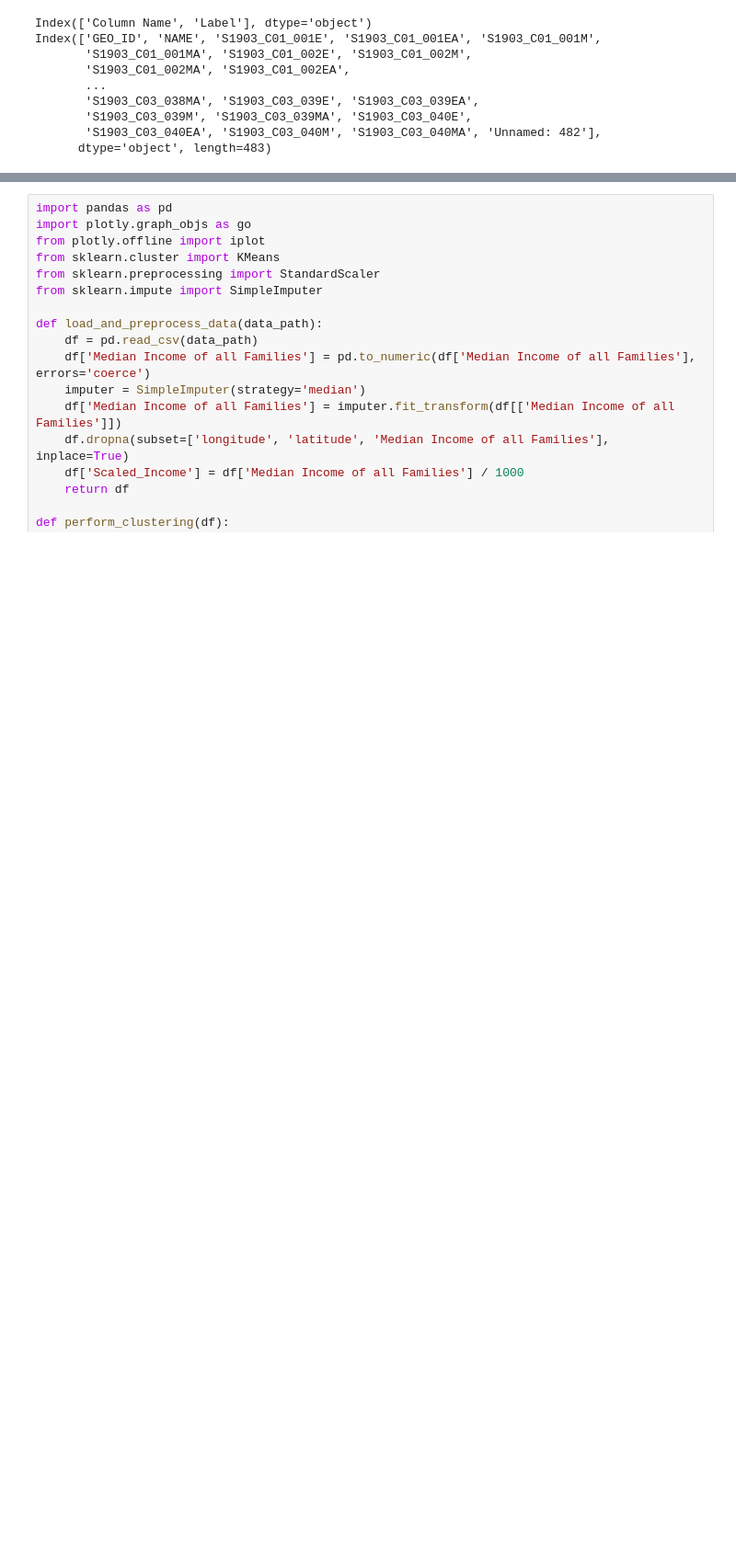
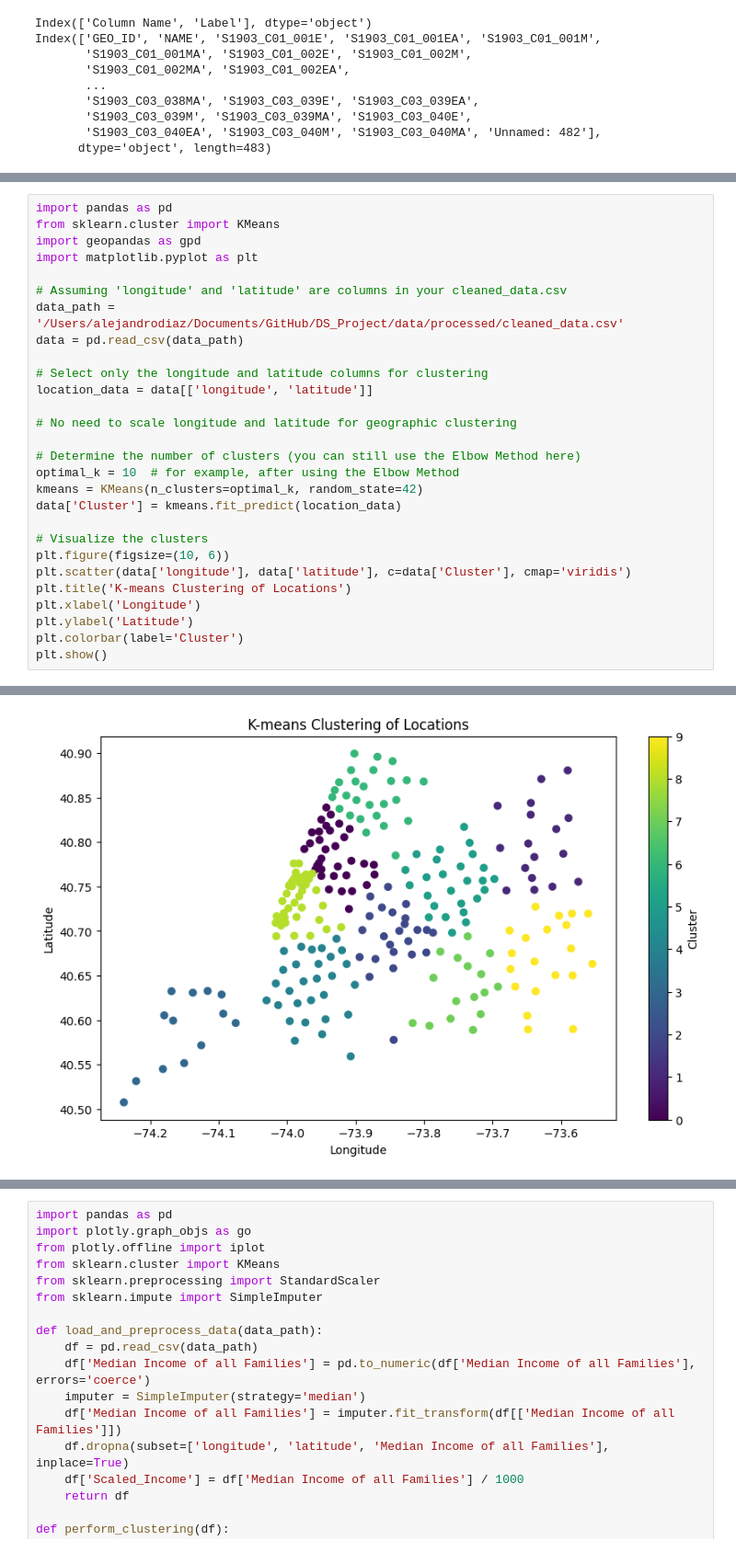
Before and after one commit to DiaA6383/DS_Project, a Jupyter notebook: notebooks/notebook.ipynb, the cells around one changed output, grey strips where cells are left out. Shown at 92% size. Cells and saved outputs as stored; diff of their text form; blank space fills up the shorter version.

```diff
--- a/notebooks/notebook.ipynb
+++ b/notebooks/notebook.ipynb
@@ -252 +243,30 @@ Cluster
 [figure]
+# %%
+import pandas as pd
+from sklearn.cluster import KMeans
+import geopandas as gpd
+import matplotlib.pyplot as plt
+
+# Assuming 'longitude' and 'latitude' are columns in your cleaned_data.csv
+data_path = '/Users/alejandrodiaz/Documents/GitHub/DS_Project/data/processed/cleaned_data.csv'
+data = pd.read_csv(data_path)
+
+# Select only the longitude and latitude columns for clustering
+location_data = data[['longitude', 'latitude']]
+
+# No need to scale longitude and latitude for geographic clustering
+
+# Determine the number of clusters (you can still use the Elbow Method here)
+optimal_k = 10  # for example, after using the Elbow Method
+kmeans = KMeans(n_clusters=optimal_k, random_state=42)
+data['Cluster'] = kmeans.fit_predict(location_data)
+
+# Visualize the clusters
+plt.figure(figsize=(10, 6))
+plt.scatter(data['longitude'], data['latitude'], c=data['Cluster'], cmap='viridis')
+plt.title('K-means Clustering of Locations')
+plt.xlabel('Longitude')
+plt.ylabel('Latitude')
+plt.colorbar(label='Cluster')
+plt.show()
+# %% [output]
@@ -252,0 +274 @@ Cluster
+[figure, added]
```
Also changed, not shown: parts of 5 cells of this notebook, 1 other file.
